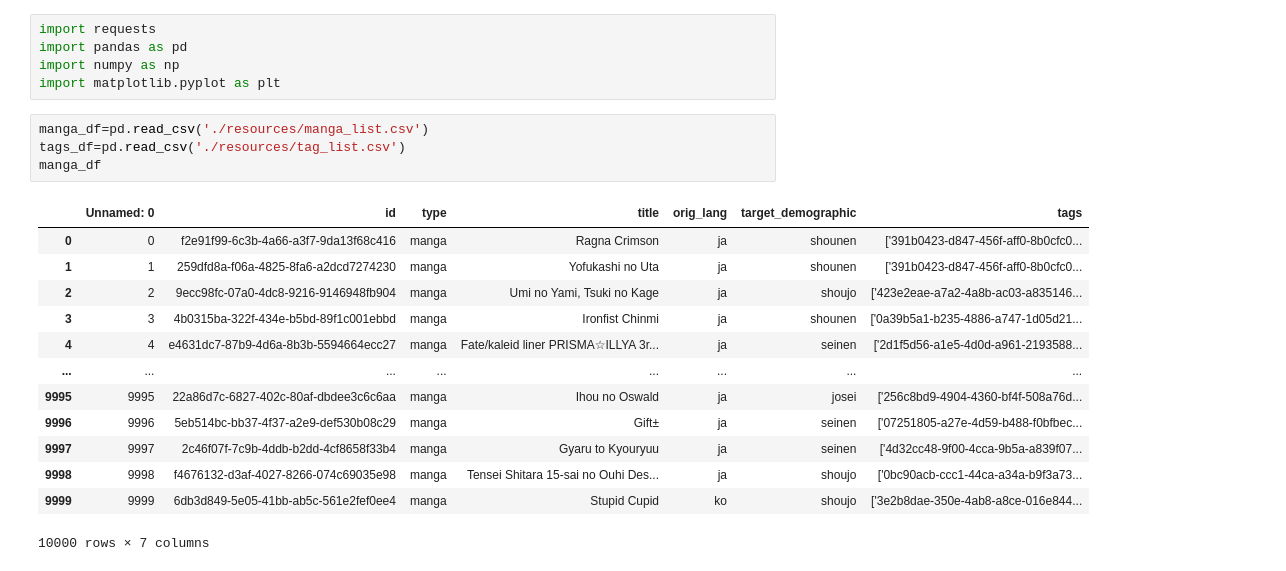
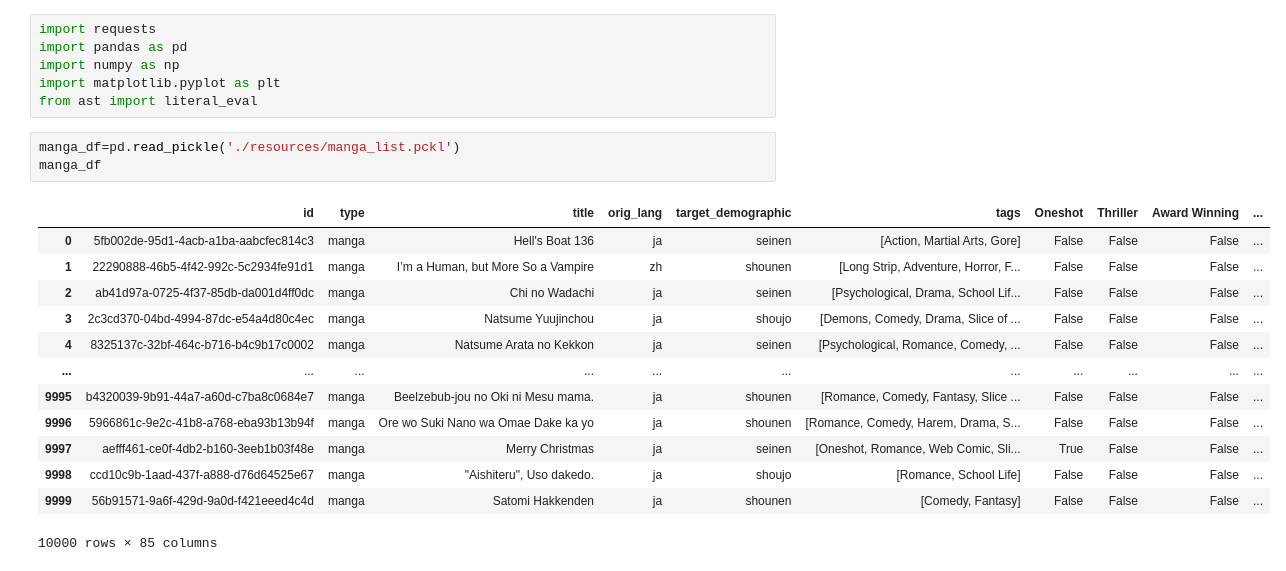
Before and after one commit to Fispit/mangadex-stats, a Jupyter notebook: data_analysis.ipynb, the cells around one changed output. Saved outputs shown, nothing was run; the diff lists cells and outputs as text.

```diff
--- a/data_analysis.ipynb
+++ b/data_analysis.ipynb
@@ -3,21 +3,21 @@ import requests
 import pandas as pd
 import numpy as np
 import matplotlib.pyplot as plt
+from ast import literal_eval
 # %%
-manga_df=pd.read_csv('./resources/manga_list.csv')
-tags_df=pd.read_csv('./resources/tag_list.csv')
+manga_df=pd.read_pickle('./resources/manga_list.pckl')
 manga_df
 # %% [output]
-|  | Unnamed: 0 | id | type | title | orig_lang | target_demographic | tags |
-| 0 | 0 | f2e91f99-6c3b-4a66-a3f7-9da13f68c416 | manga | Ragna Crimson | ja | shounen | ['391b0423-d847-456f-aff0-8b0cfc0... |
-| 1 | 1 | 259dfd8a-f06a-4825-8fa6-a2dcd7274230 | manga | Yofukashi no Uta | ja | shounen | ['391b0423-d847-456f-aff0-8b0cfc0... |
-| 2 | 2 | 9ecc98fc-07a0-4dc8-9216-9146948fb904 | manga | Umi no Yami, Tsuki no Kage | ja | shoujo | ['423e2eae-a7a2-4a8b-ac03-a835146... |
-| 3 | 3 | 4b0315ba-322f-434e-b5bd-89f1c001ebbd | manga | Ironfist Chinmi | ja | shounen | ['0a39b5a1-b235-4886-a747-1d05d21... |
-| 4 | 4 | e4631dc7-87b9-4d6a-8b3b-5594664ecc27 | manga | Fate/kaleid liner PRISMA☆ILLYA 3r... | ja | seinen | ['2d1f5d56-a1e5-4d0d-a961-2193588... |
-| ... | ... | ... | ... | ... | ... | ... | ... |
-| 9995 | 9995 | 22a86d7c-6827-402c-80af-dbdee3c6c6aa | manga | Ihou no Oswald | ja | josei | ['256c8bd9-4904-4360-bf4f-508a76d... |
-| 9996 | 9996 | 5eb514bc-bb37-4f37-a2e9-def530b08c29 | manga | Gift± | ja | seinen | ['07251805-a27e-4d59-b488-f0bfbec... |
-| 9997 | 9997 | 2c46f07f-7c9b-4ddb-b2dd-4cf8658f33b4 | manga | Gyaru to Kyouryuu | ja | seinen | ['4d32cc48-9f00-4cca-9b5a-a839f07... |
-| 9998 | 9998 | f4676132-d3af-4027-8266-074c69035e98 | manga | Tensei Shitara 15-sai no Ouhi Des... | ja | shoujo | ['0bc90acb-ccc1-44ca-a34a-b9f3a73... |
-| 9999 | 9999 | 6db3d849-5e05-41bb-ab5c-561e2fef0ee4 | manga | Stupid Cupid | ko | shoujo | ['3e2b8dae-350e-4ab8-a8ce-016e844... |
+|  | id | type | title | orig_lang | target_demographic | tags | Oneshot | Thriller | Award Winning | ... |
+| 0 | 5fb002de-95d1-4acb-a1ba-aabcfec814c3 | manga | Hell's Boat 136 | ja | seinen | [Action, Martial Arts, Gore] | False | False | False | ... |
+| 1 | 22290888-46b5-4f42-992c-5c2934fe91d1 | manga | I’m a Human, but More So a Vampire | zh | shounen | [Long Strip, Adventure, Horror, F... | False | False | False | ... |
+| 2 | ab41d97a-0725-4f37-85db-da001d4ff0dc | manga | Chi no Wadachi | ja | seinen | [Psychological, Drama, School Lif... | False | False | False | ... |
+| 3 | 2c3cd370-04bd-4994-87dc-e54a4d80c4ec | manga | Natsume Yuujinchou | ja | shoujo | [Demons, Comedy, Drama, Slice of ... | False | False | False | ... |
+| 4 | 8325137c-32bf-464c-b716-b4c9b17c0002 | manga | Natsume Arata no Kekkon | ja | seinen | [Psychological, Romance, Comedy, ... | False | False | False | ... |
+| ... | ... | ... | ... | ... | ... | ... | ... | ... | ... | ... |
+| 9995 | b4320039-9b91-44a7-a60d-c7ba8c0684e7 | manga | Beelzebub-jou no Oki ni Mesu mama. | ja | shounen | [Romance, Comedy, Fantasy, Slice ... | False | False | False | ... |
+| 9996 | 5966861c-9e2c-41b8-a768-eba93b13b94f | manga | Ore wo Suki Nano wa Omae Dake ka yo | ja | shounen | [Romance, Comedy, Harem, Drama, S... | False | False | False | ... |
+| 9997 | aefff461-ce0f-4db2-b160-3eeb1b03f48e | manga | Merry Christmas | ja | seinen | [Oneshot, Romance, Web Comic, Sli... | True | False | False | ... |
+| 9998 | ccd10c9b-1aad-437f-a888-d76d64525e67 | manga | "Aishiteru", Uso dakedo. | ja | shoujo | [Romance, School Life] | False | False | False | ... |
+| 9999 | 56b91571-9a6f-429d-9a0d-f421eeed4c4d | manga | Satomi Hakkenden | ja | shounen | [Comedy, Fantasy] | False | False | False | ... |
-10000 rows × 7 columns
+10000 rows × 85 columns
```
Also changed, not shown: parts of 1 cell of this notebook, 2 other files.
